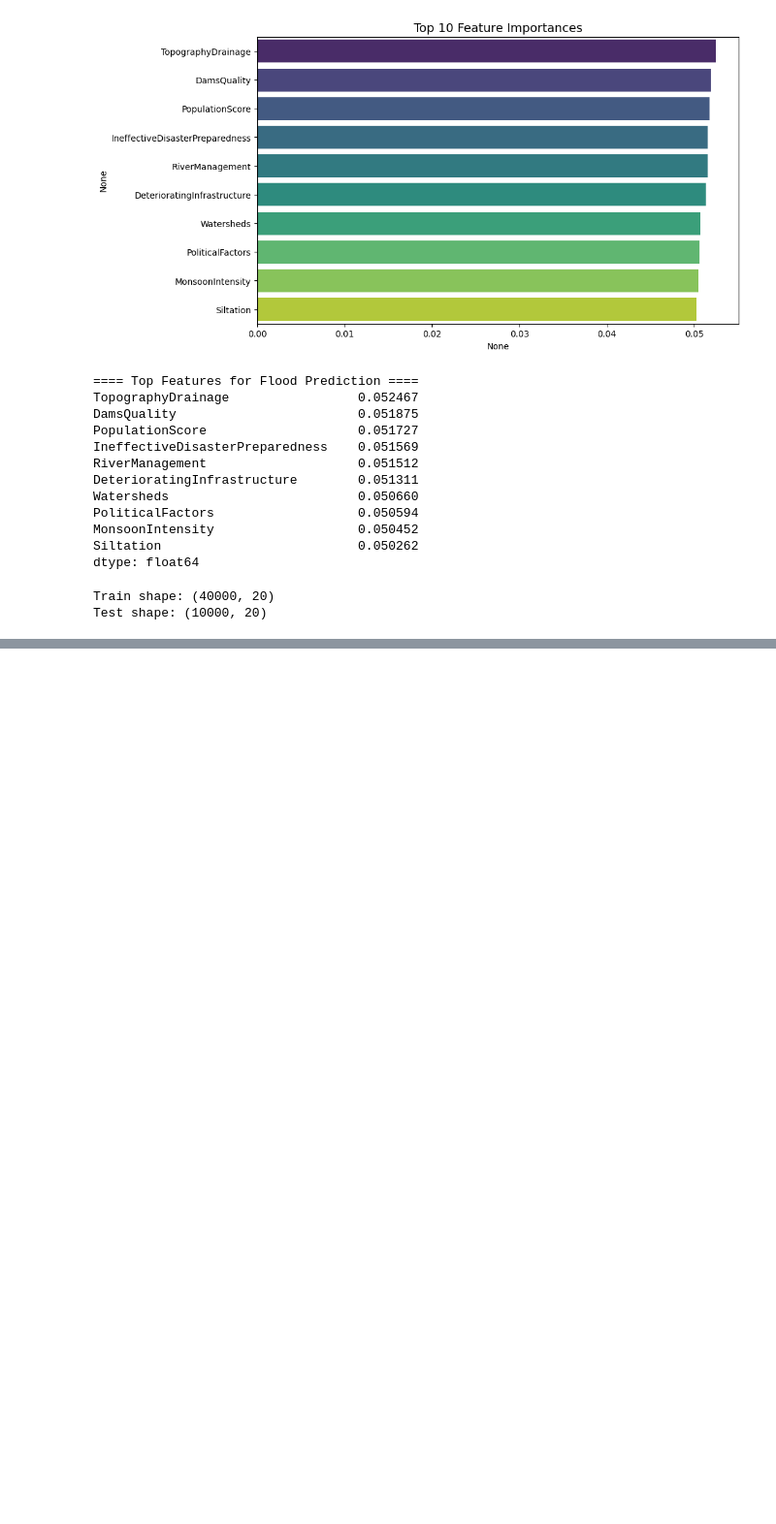
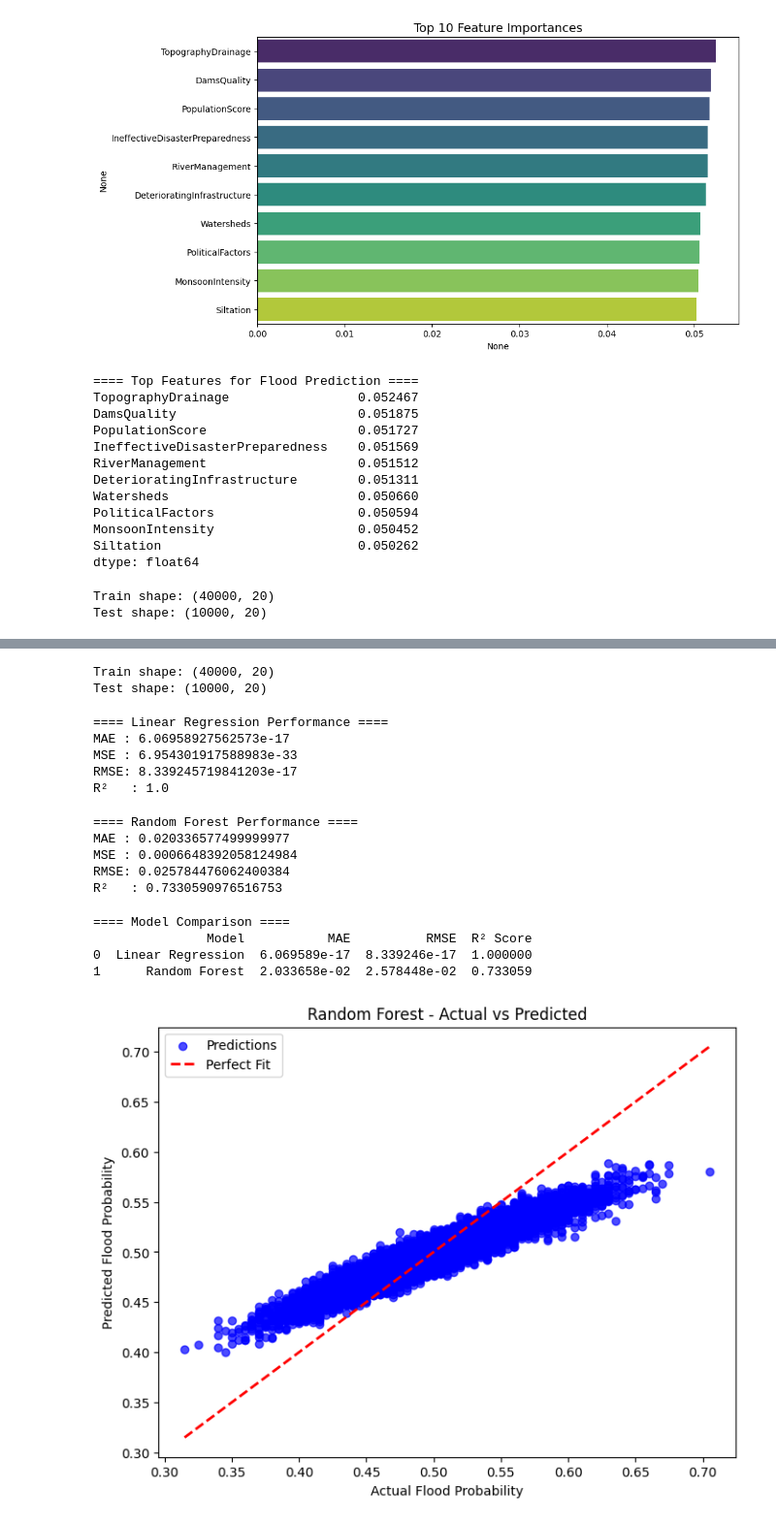
Before and after one commit to reneto-unstoppable/flood-prediction, a Jupyter notebook: flood_prediction.ipynb, the cells around one changed output, grey strips where cells are left out. Shown at 97% size. Saved outputs shown, nothing was run; the diff lists cells and outputs as text; code cells hidden in the pictures; blank space fills up the shorter version.

```diff
--- a/flood_prediction.ipynb
+++ b/flood_prediction.ipynb
@@ -224,0 +435,12 @@ Test shape: (10000, 20)
+# %%
+from sklearn.model_selection import train_test_split
+
+X_train, X_test, y_train, y_test = train_test_split(
+    X, y, test_size=0.2, random_state=42
+)
+
+print("\nTrain shape:", X_train.shape)
+print("Test shape:", X_test.shape)
+# %% [output]
+Train shape: (40000, 20)
+Test shape: (10000, 20)
@@ -224,0 +451,65 @@ Test shape: (10000, 20)
+# %%
+from sklearn.linear_model import LinearRegression
+from sklearn.metrics import mean_absolute_error, mean_squared_error, r2_score
+
+# 1. Baseline Model - Linear Regression
+lr_model = LinearRegression()
+lr_model.fit(X_train, y_train)
+y_pred_lr = lr_model.predict(X_test)
+
+print("\n==== Linear Regression Performance ====")
+print("MAE :", mean_absolute_error(y_test, y_pred_lr))
+print("MSE :", mean_squared_error(y_test, y_pred_lr))
+print("RMSE:", np.sqrt(mean_squared_error(y_test, y_pred_lr)))
+print("R²   :", r2_score(y_test, y_pred_lr))
+# %% [output]
+==== Linear Regression Performance ====
+MAE : 6.06958927562573e-17
+MSE : 6.954301917588983e-33
+RMSE: 8.339245719841203e-17
+R²   : 1.0
+# %%
+# 2. Advanced Model - Random Forest Regressor
+rf_model = RandomForestRegressor(random_state=42, n_estimators=200)
+rf_model.fit(X_train, y_train)
+y_pred_rf = rf_model.predict(X_test)
+
+print("\n==== Random Forest Performance ====")
+print("MAE :", mean_absolute_error(y_test, y_pred_rf))
+print("MSE :", mean_squared_error(y_test, y_pred_rf))
+print("RMSE:", np.sqrt(mean_squared_error(y_test, y_pred_rf)))
+print("R²   :", r2_score(y_test, y_pred_rf))
+# %% [output]
+==== Random Forest Performance ====
+MAE : 0.020336577499999977
+MSE : 0.0006648392058124984
+RMSE: 0.025784476062400384
+R²   : 0.7330590976516753
+# %%
+# 3. Compare Models
+results = pd.DataFrame({
+    "Model": ["Linear Regression", "Random Forest"],
+    "MAE": [mean_absolute_error(y_test, y_pred_lr), mean_absolute_error(y_test, y_pred_rf)],
+    "RMSE": [np.sqrt(mean_squared_error(y_test, y_pred_lr)), np.sqrt(mean_squared_error(y_test, y_pred_rf))],
+    "R² Score": [r2_score(y_test, y_pred_lr), r2_score(y_test, y_pred_rf)]
+})
+
+print("\n==== Model Comparison ====")
+print(results)
+# %% [output]
+==== Model Comparison ====
+               Model           MAE          RMSE  R² Score
+0  Linear Regression  6.069589e-17  8.339246e-17  1.000000
+1      Random Forest  2.033658e-02  2.578448e-02  0.733059
+# %%
+# 4. Visualization - Actual vs Predicted
+plt.figure(figsize=(8, 6))
+plt.scatter(y_test, y_pred_rf, alpha=0.7, color="blue", label="Predictions")
+plt.plot([y_test.min(), y_test.max()], [y_test.min(), y_test.max()], 'r--', lw=2, label="Perfect Fit")
+plt.xlabel("Actual Flood Probability")
+plt.ylabel("Predicted Flood Probability")
+plt.title("Random Forest - Actual vs Predicted")
+plt.legend()
+plt.show()
+# %% [output]
+[figure, added]
```
Also changed, not shown: parts of 13 cells of this notebook.
